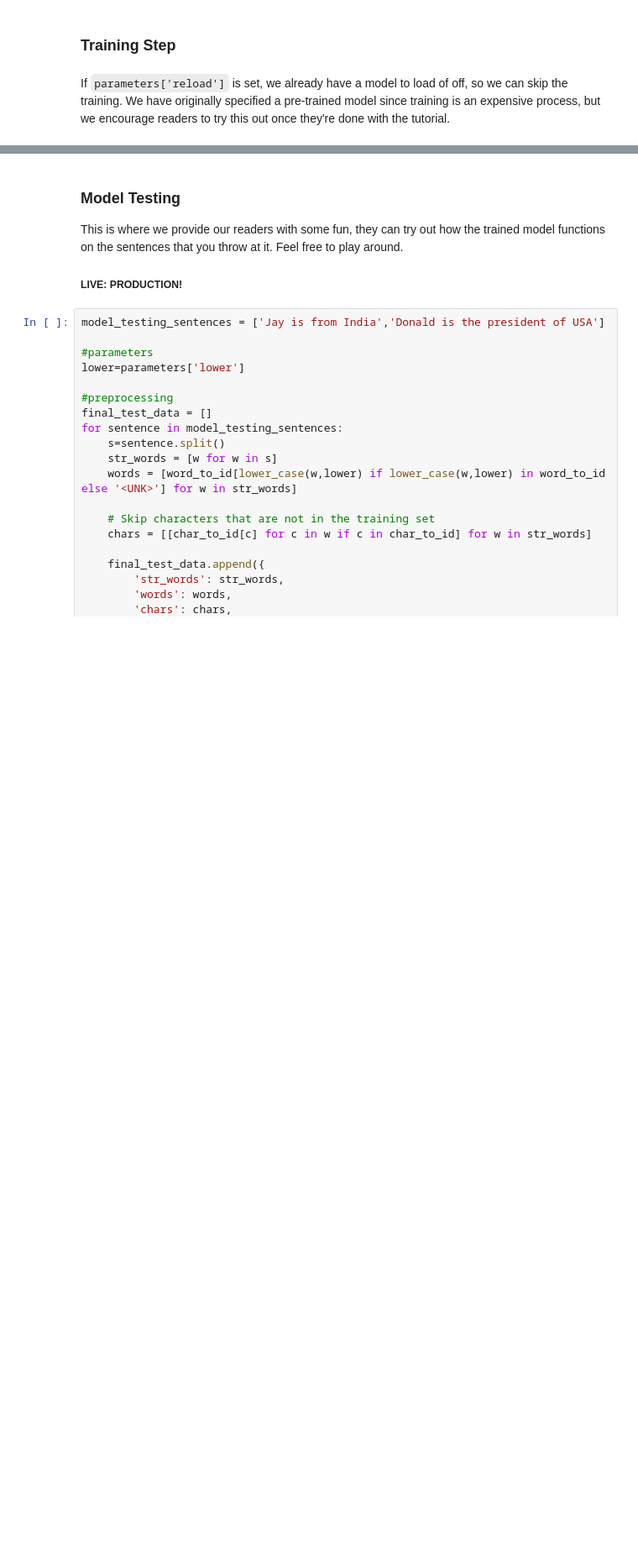
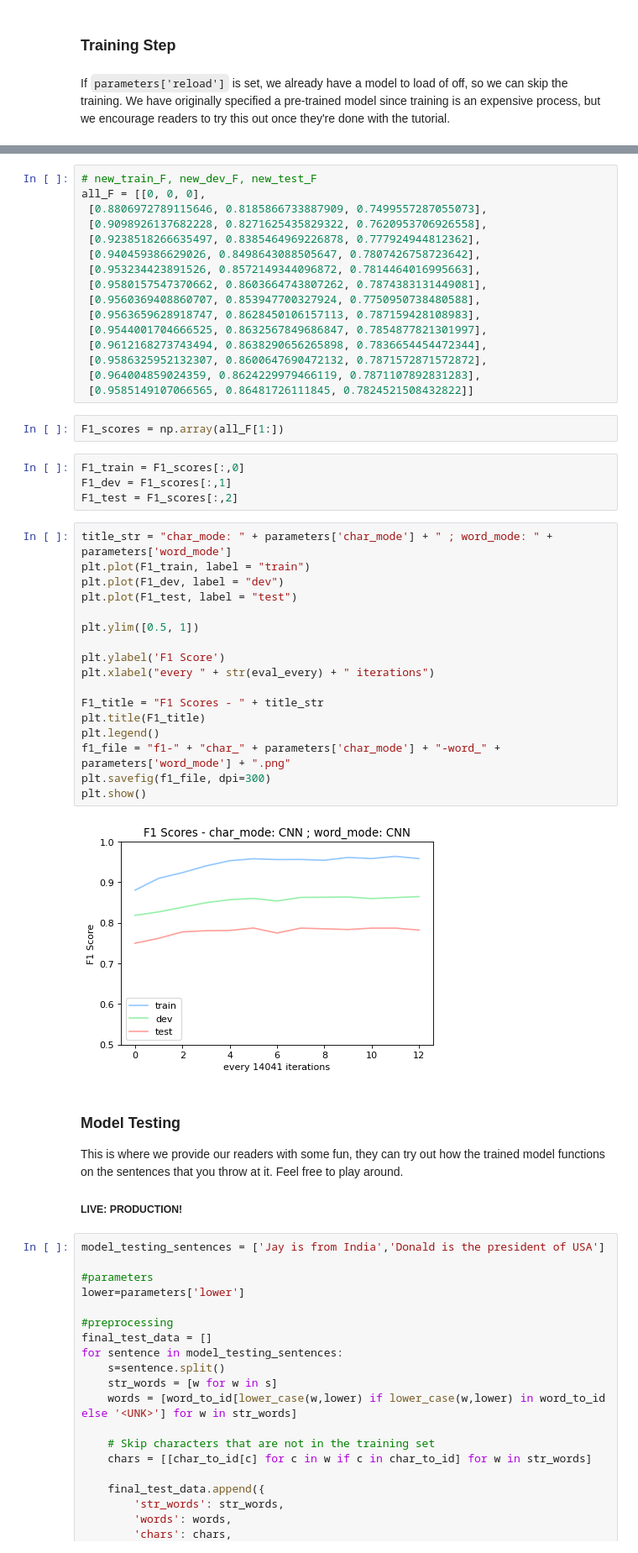
Before and after one commit to yangland/End-to-end-Sequence-Labeling-via-Bi-directional-LSTM-CNNs-CRF-Tutorial, a Jupyter notebook: Named_Entity_Recognition-LSTM-CNN-CRF-Tutorial.ipynb, the cells around one changed output, grey strips where cells are left out. Shown: that part at 84% size. Drawn from its saved outputs; the diff is of its cells as text; blank space fills up the shorter version.

```diff
--- a/Named_Entity_Recognition-LSTM-CNN-CRF-Tutorial.ipynb
+++ b/Named_Entity_Recognition-LSTM-CNN-CRF-Tutorial.ipynb
@@ -1535,3 +1533,44 @@ plt.show()
+# %%
+# new_train_F, new_dev_F, new_test_F
+all_F = [[0, 0, 0],
+ [0.8806972789115646, 0.8185866733887909, 0.7499557287055073],
+ [0.9098926137682228, 0.8271625435829322, 0.7620953706926558],
+ [0.9238518266635497, 0.8385464969226878, 0.777924944812362],
+ [0.940459386629026, 0.8498643088505647, 0.7807426758723642],
+ [0.953234423891526, 0.8572149344096872, 0.7814464016995663],
+ [0.9580157547370662, 0.8603664743807262, 0.7874383131449081],
+ [0.9560369408860707, 0.853947700327924, 0.7750950738480588],
+ [0.9563659628918747, 0.8628450106157113, 0.787159428108983],
+ [0.9544001704666525, 0.8632567849686847, 0.7854877821301997],
+ [0.9612168273743494, 0.8638290656265898, 0.7836654454472344],
+ [0.9586325952132307, 0.8600647690472132, 0.7871572871572872],
+ [0.964004859024359, 0.8624229979466119, 0.7871107892831283],
+ [0.9585149107066565, 0.86481726111845, 0.7824521508432822]]
+# %%
+F1_scores = np.array(all_F[1:])
+# %%
+F1_train = F1_scores[:,0]
+F1_dev = F1_scores[:,1]
+F1_test = F1_scores[:,2]
+# %%
+title_str = "char_mode: " + parameters['char_mode'] + " ; word_mode: " + parameters['word_mode']
+plt.plot(F1_train, label = "train")
+plt.plot(F1_dev, label = "dev")
+plt.plot(F1_test, label = "test")
+
+plt.ylim([0.5, 1])
+
+plt.ylabel('F1 Score')
+plt.xlabel("every " + str(eval_every) + " iterations")
+
+F1_title = "F1 Scores - " + title_str
+plt.title(F1_title)
+plt.legend()
+f1_file = "f1-" + "char_" + parameters['char_mode'] + "-word_" + parameters['word_mode'] + ".png"
+plt.savefig(f1_file, dpi=300)
+plt.show()
+# %% [output]
+[figure, added]
 # %% [markdown]
 ### Model Testing
 
```
Also changed, not shown: parts of 13 cells of this notebook, 5 other files.
